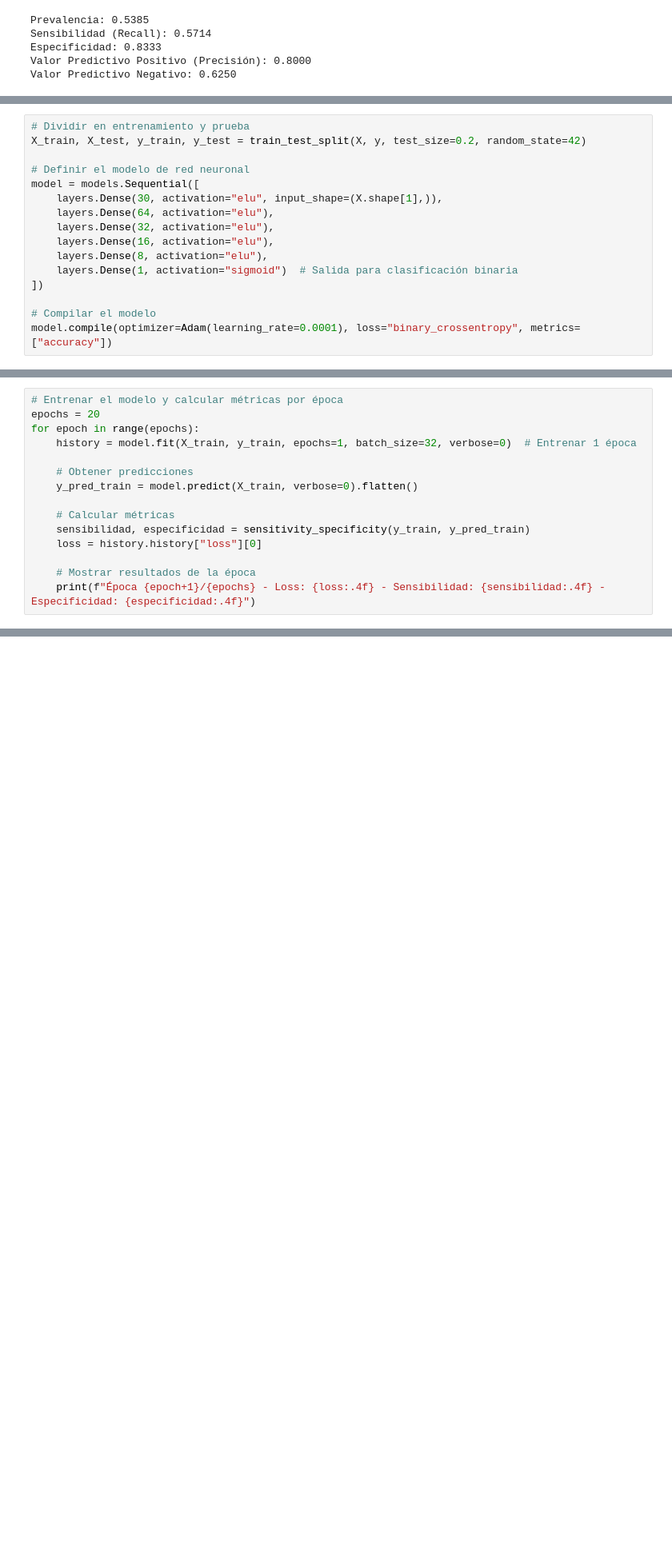
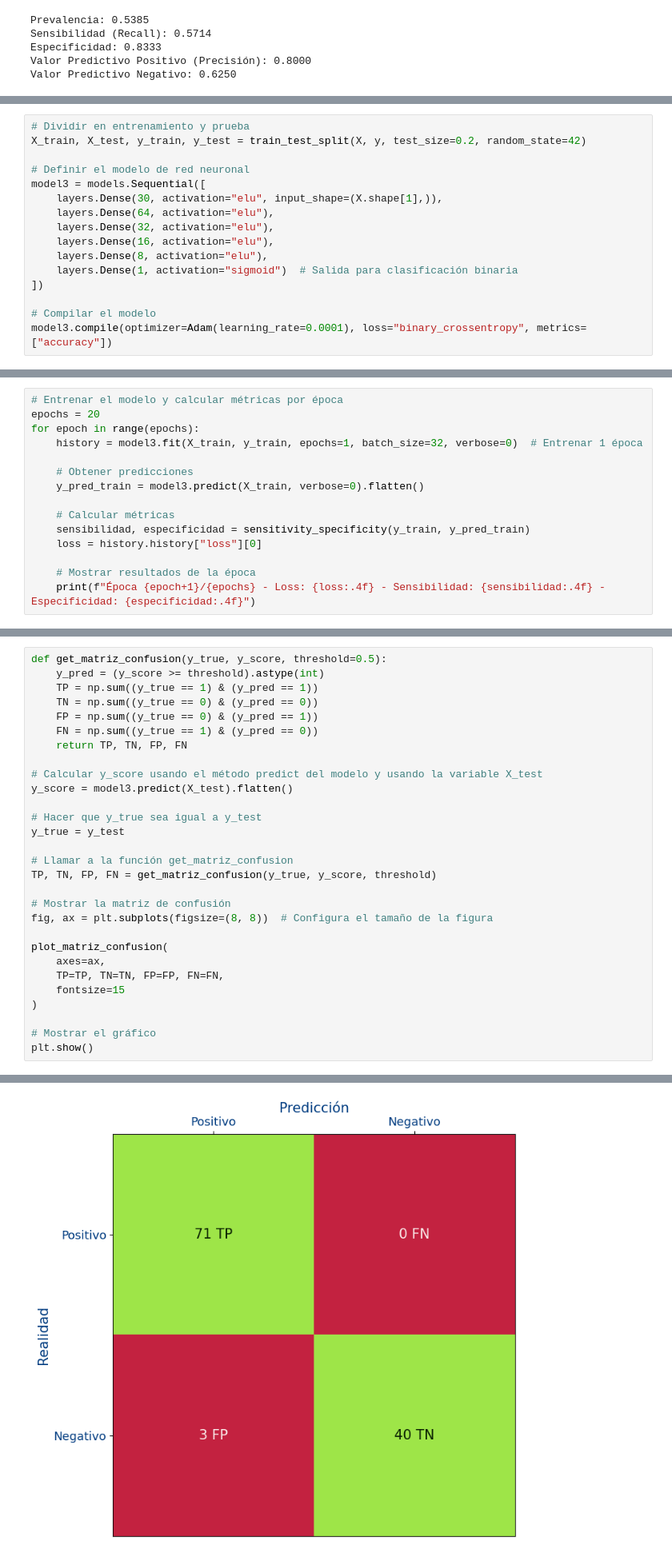
Before and after one commit to FelicianoRN01/PIA, a Jupyter notebook: Ej_Metricas.ipynb, the cells around one changed output, grey strips where cells are left out. Shown at 80% size. Saved outputs shown, nothing was run; the diff lists cells and outputs as text; blank space fills up the shorter version.

Commit message:
ej metricas hecho

```diff
--- a/Ej_Metricas.ipynb
+++ b/Ej_Metricas.ipynb
@@ -203,7 +266,7 @@ X = scaler.fit_transform(X)
 X_train, X_test, y_train, y_test = train_test_split(X, y, test_size=0.2, random_state=42)
 
 # Definir el modelo de red neuronal
-model = models.Sequential([
+model3 = models.Sequential([
     layers.Dense(30, activation="elu", input_shape=(X.shape[1],)),
     layers.Dense(64, activation="elu"),
     layers.Dense(32, activation="elu"),
@@ -213,7 +276,7 @@ model = models.Sequential([
 ])
 
 # Compilar el modelo
-model.compile(optimizer=Adam(learning_rate=0.0001), loss="binary_crossentropy", metrics=["accuracy"])
+model3.compile(optimizer=Adam(learning_rate=0.0001), loss="binary_crossentropy", metrics=["accuracy"])
 # %%
 # Función para calcular sensibilidad y especificidad
 def sensitivity_specificity(y_true, y_pred):
@@ -231,10 +294,10 @@ def sensitivity_specificity(y_true, y_pred):
 # Entrenar el modelo y calcular métricas por época
 epochs = 20
 for epoch in range(epochs):
-    history = model.fit(X_train, y_train, epochs=1, batch_size=32, verbose=0)  # Entrenar 1 época
+    history = model3.fit(X_train, y_train, epochs=1, batch_size=32, verbose=0)  # Entrenar 1 época
 
     # Obtener predicciones
-    y_pred_train = model.predict(X_train, verbose=0).flatten()
+    y_pred_train = model3.predict(X_train, verbose=0).flatten()
 
     # Calcular métricas
     sensibilidad, especificidad = sensitivity_specificity(y_train, y_pred_train)
@@ -282,3 +345,33 @@ for epoch in range(epochs):
 - Haz que y_true sea igual a y_test
 - Llama a la función get_matriz_confusion
 - Muestra la matriz de confusión
+# %%
+def get_matriz_confusion(y_true, y_score, threshold=0.5):
+    y_pred = (y_score >= threshold).astype(int)
+    TP = np.sum((y_true == 1) & (y_pred == 1))
+    TN = np.sum((y_true == 0) & (y_pred == 0))
+    FP = np.sum((y_true == 0) & (y_pred == 1))
+    FN = np.sum((y_true == 1) & (y_pred == 0))
+    return TP, TN, FP, FN
+
+# Calcular y_score usando el método predict del modelo y usando la variable X_test
+y_score = model3.predict(X_test).flatten()
+
+# Hacer que y_true sea igual a y_test
+y_true = y_test
+
+# Llamar a la función get_matriz_confusion
+TP, TN, FP, FN = get_matriz_confusion(y_true, y_score, threshold)
+
+# Mostrar la matriz de confusión
+fig, ax = plt.subplots(figsize=(8, 8))  # Configura el tamaño de la figura
+
+plot_matriz_confusion(
+    axes=ax,
+    TP=TP, TN=TN, FP=FP, FN=FN,
+    fontsize=15
+)
+
+# Mostrar el gráfico
+plt.show()
+# %% [output]
@@ -284,0 +379 @@ for epoch in range(epochs):
+[figure, added]
```
Also changed, not shown: parts of 15 cells of this notebook.
